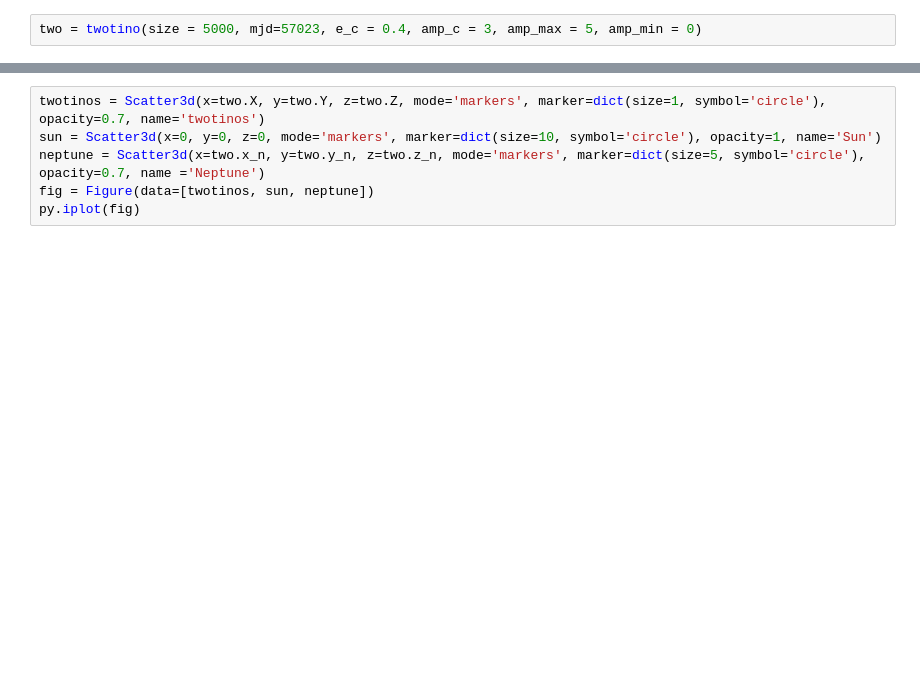
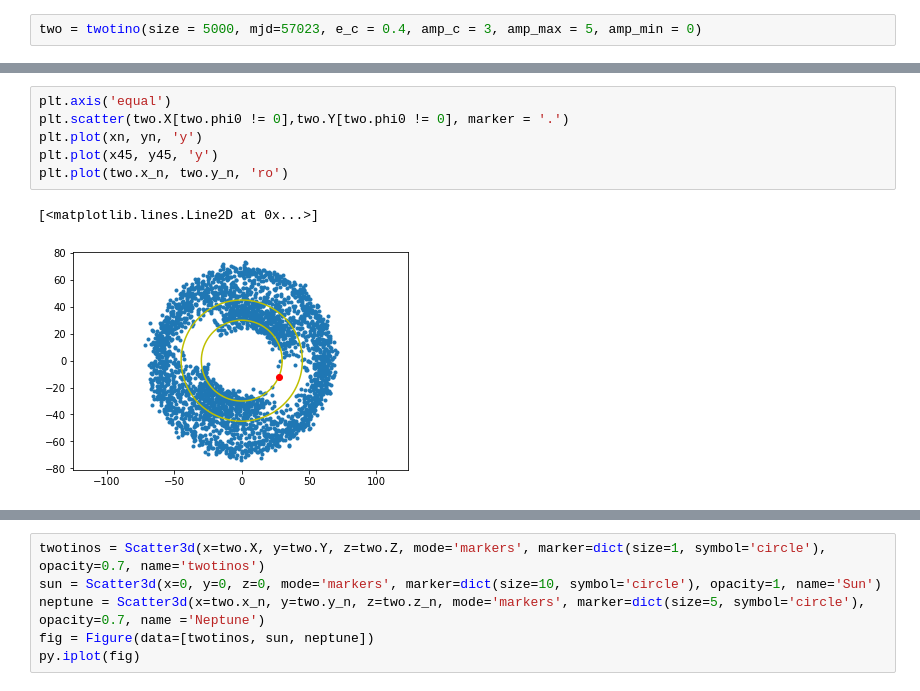
Before and after one commit to sevenlin123/fake_tno, a Jupyter notebook: plutino.ipynb, the cells around one changed output, grey strips where cells are left out. Cells and saved outputs as stored; diff of their text form; blank space fills up the shorter version.

```diff
--- a/plutino.ipynb
+++ b/plutino.ipynb
@@ -373,3 +382,12 @@ plt.hist(t.mag_r, bins = 20)
+# %%
+plt.axis('equal')
+plt.scatter(two.X[two.phi0 != 0],two.Y[two.phi0 != 0], marker = '.')
+plt.plot(xn, yn, 'y')
+plt.plot(x45, y45, 'y')
+plt.plot(two.x_n, two.y_n, 'ro')
+# %% [output]
+[<matplotlib.lines.Line2D at 0x...>]
+[figure, added]
 # %%
 plt.axis('equal')
 plt.scatter(two.X,two.Y, marker = '.')
```
Also changed, not shown: parts of 28 cells of this notebook, 2 other files.
